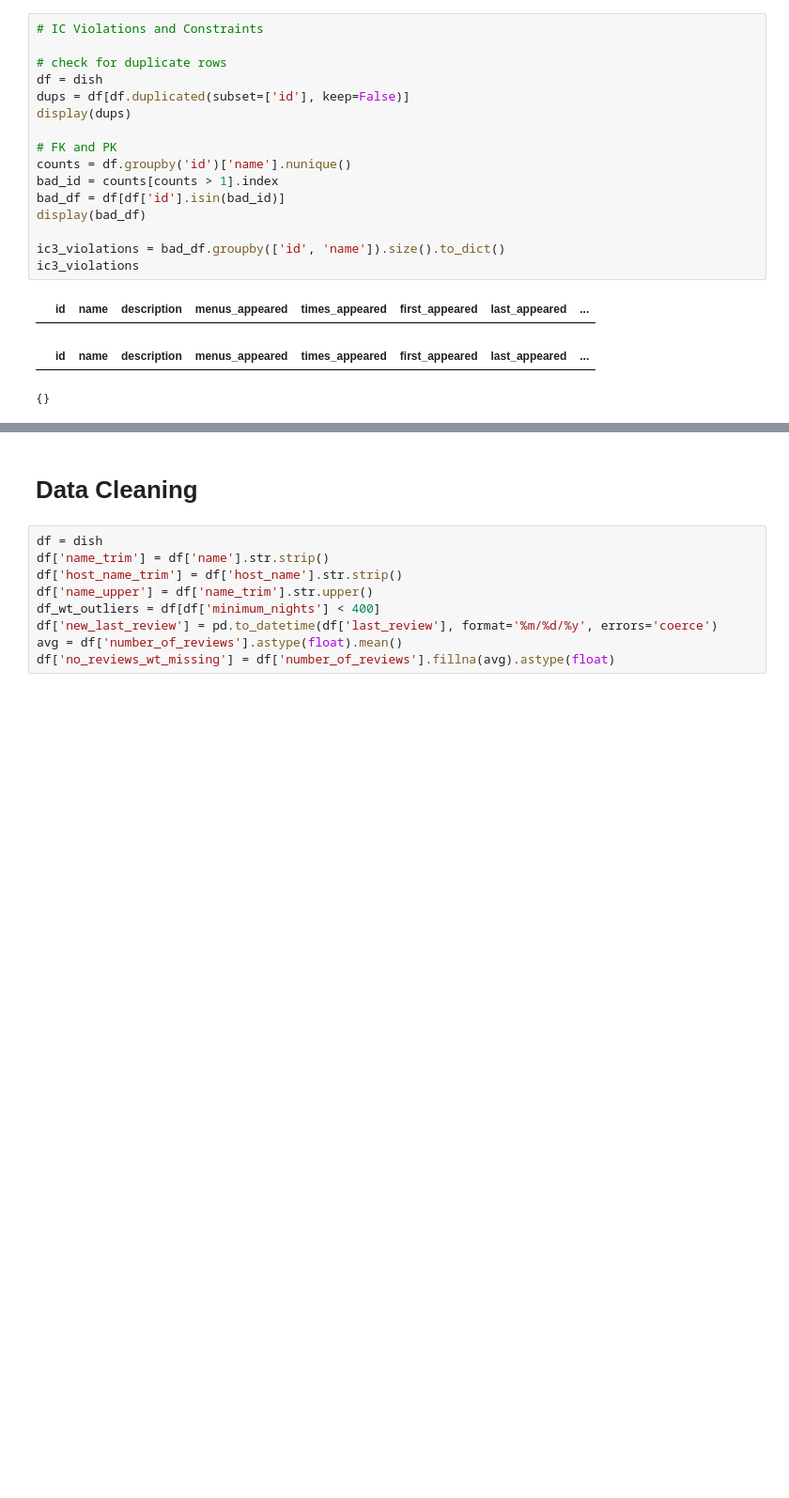
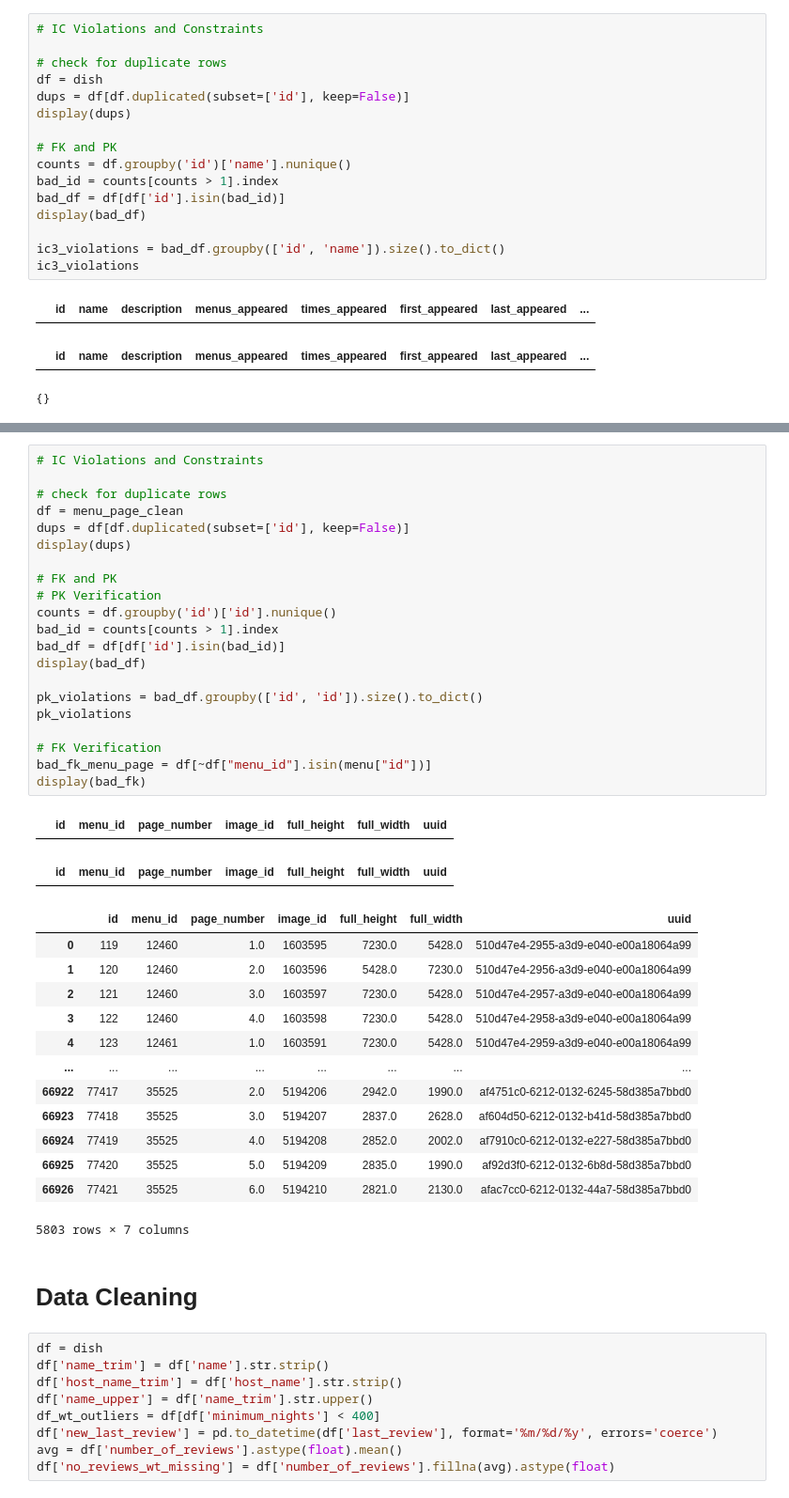
Before and after one commit to aaron68lee/data-cleaning, a Jupyter notebook: data_cleaning.ipynb, the cells around one changed output, grey strips where cells are left out. Shown at 94% size. Drawn from its saved outputs; the diff is of its cells as text; blank space fills up the shorter version.

```diff
--- a/data_cleaning.ipynb
+++ b/data_cleaning.ipynb
@@ -109,3 +248,40 @@ ic3_violations
+# %%
+# IC Violations and Constraints
+
+# check for duplicate rows
+df = menu_page_clean
+dups = df[df.duplicated(subset=['id'], keep=False)]
+display(dups)
+
+# FK and PK
+# PK Verification
+counts = df.groupby('id')['id'].nunique()
+bad_id = counts[counts > 1].index
+bad_df = df[df['id'].isin(bad_id)]
+display(bad_df)
+
+pk_violations = bad_df.groupby(['id', 'id']).size().to_dict()
+pk_violations
+
+# FK Verification
+bad_fk_menu_page = df[~df["menu_id"].isin(menu["id"])]
+display(bad_fk)
+# %% [output]
+|  | id | menu_id | page_number | image_id | full_height | full_width | uuid |
+|  | id | menu_id | page_number | image_id | full_height | full_width | uuid |
+|  | id | menu_id | page_number | image_id | full_height | full_width | uuid |
+| 0 | 119 | 12460 | 1.0 | 1603595 | 7230.0 | 5428.0 | 510d47e4-2955-a3d9-e040-e00a18064a99 |
+| 1 | 120 | 12460 | 2.0 | 1603596 | 5428.0 | 7230.0 | 510d47e4-2956-a3d9-e040-e00a18064a99 |
+| 2 | 121 | 12460 | 3.0 | 1603597 | 7230.0 | 5428.0 | 510d47e4-2957-a3d9-e040-e00a18064a99 |
+| 3 | 122 | 12460 | 4.0 | 1603598 | 7230.0 | 5428.0 | 510d47e4-2958-a3d9-e040-e00a18064a99 |
+| 4 | 123 | 12461 | 1.0 | 1603591 | 7230.0 | 5428.0 | 510d47e4-2959-a3d9-e040-e00a18064a99 |
+| ... | ... | ... | ... | ... | ... | ... | ... |
+| 66922 | 77417 | 35525 | 2.0 | 5194206 | 2942.0 | 1990.0 | af4751c0-6212-0132-6245-58d385a7bbd0 |
+| 66923 | 77418 | 35525 | 3.0 | 5194207 | 2837.0 | 2628.0 | af604d50-6212-0132-b41d-58d385a7bbd0 |
+| 66924 | 77419 | 35525 | 4.0 | 5194208 | 2852.0 | 2002.0 | af7910c0-6212-0132-e227-58d385a7bbd0 |
+| 66925 | 77420 | 35525 | 5.0 | 5194209 | 2835.0 | 1990.0 | af92d3f0-6212-0132-6b8d-58d385a7bbd0 |
+| 66926 | 77421 | 35525 | 6.0 | 5194210 | 2821.0 | 2130.0 | afac7cc0-6212-0132-44a7-58d385a7bbd0 |
+5803 rows × 7 columns
 # %% [markdown]
 # Data Cleaning
 # %%
```
Also changed, not shown: parts of 9 cells of this notebook, 1 other file.
